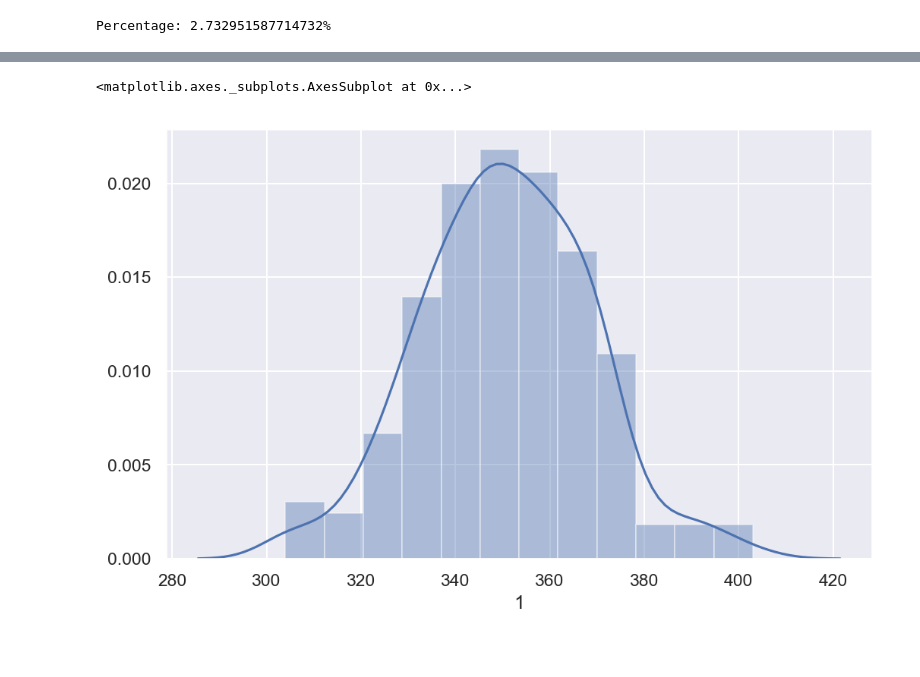
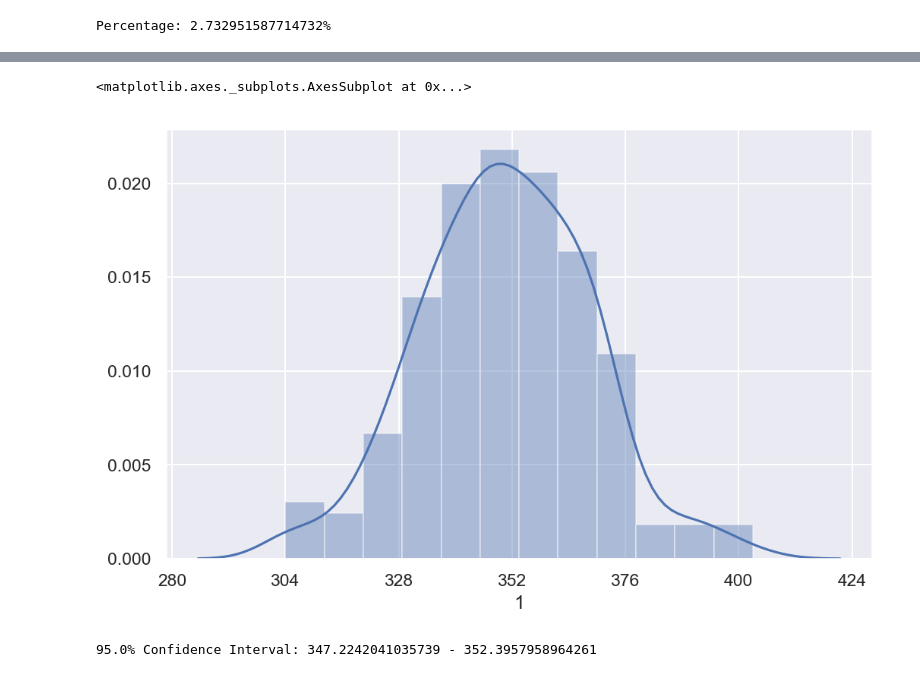
Before and after one commit to mnvsngv/cs696-bigdata, a Jupyter notebook: Assignment 2/Assignment 2.ipynb, the cells around one changed output, grey strips where cells are left out. Drawn from its saved outputs; the diff is of its cells as text; code cells hidden in the pictures.

Commit message:
Added all required plots

```diff
--- a/Assignment 2/Assignment 2.ipynb
+++ b/Assignment 2/Assignment 2.ipynb
@@ -77,6 +87,10 @@ random_samples_df = pd.DataFrame(random_samples)
 # %%
 plt.figure(figsize=(8,5), dpi=150)
-sns.distplot(random_samples_df[1])
+min_dist_value = min(random_samples_df[1])
+max_dist_value = max(random_samples_df[1])
+
+plt.xticks(range(min_dist_value - 24, max_dist_value + 24, 24))
+sns.distplot(random_samples_df[1], bins=12)
 # %% [output]
 <matplotlib.axes._subplots.AxesSubplot at 0x...>
-[figure, old version]
+[figure, new version]
@@ -82,0 +112,4 @@ sns.distplot(random_samples_df[1])
+# %%
+_ = calculate_ci(random_samples_df[1], print_results=True)
+# %% [output]
+95.0% Confidence Interval: 347.2242041035739 - 352.3957958964261
```
Also changed, not shown: parts of 7 cells of this notebook.
